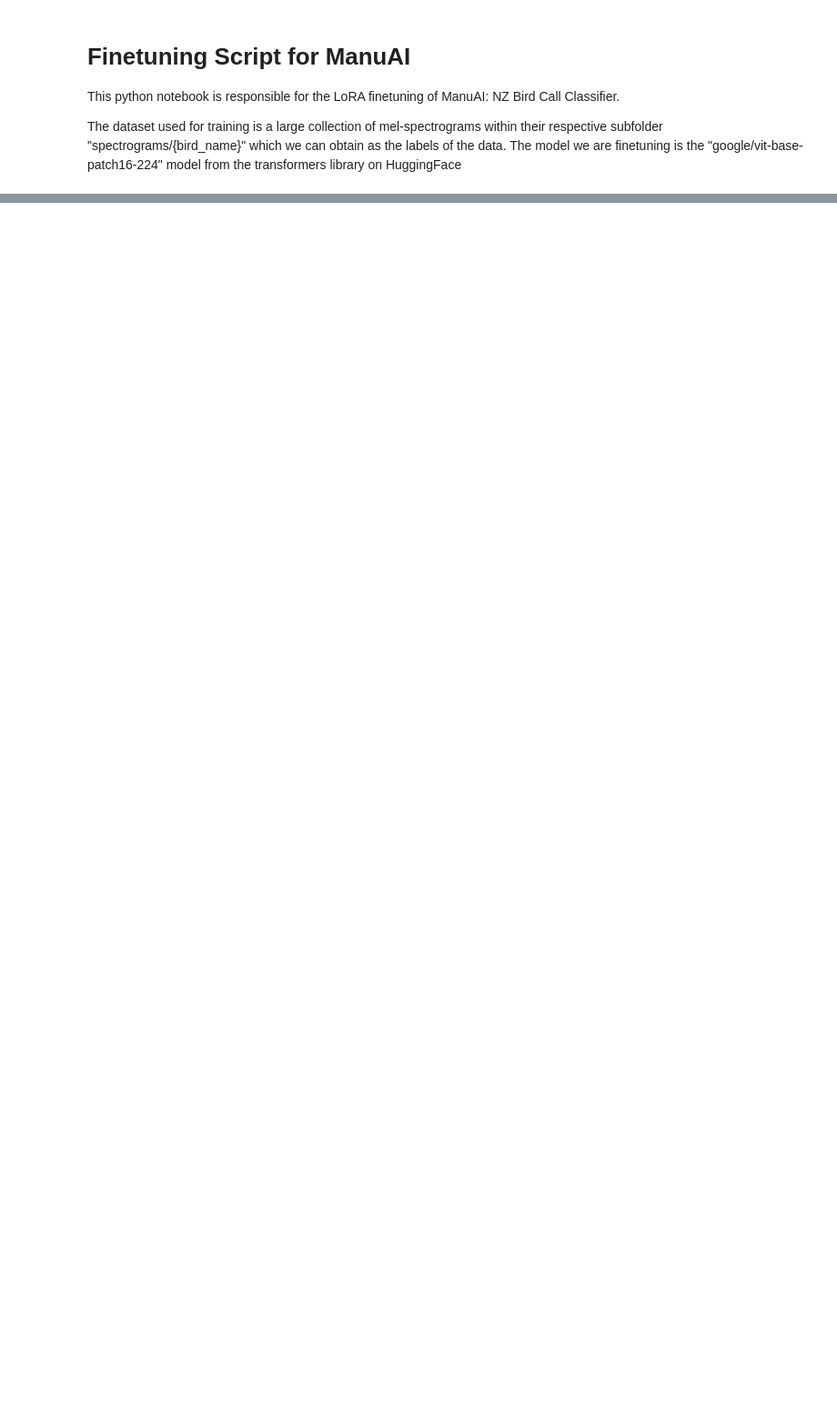
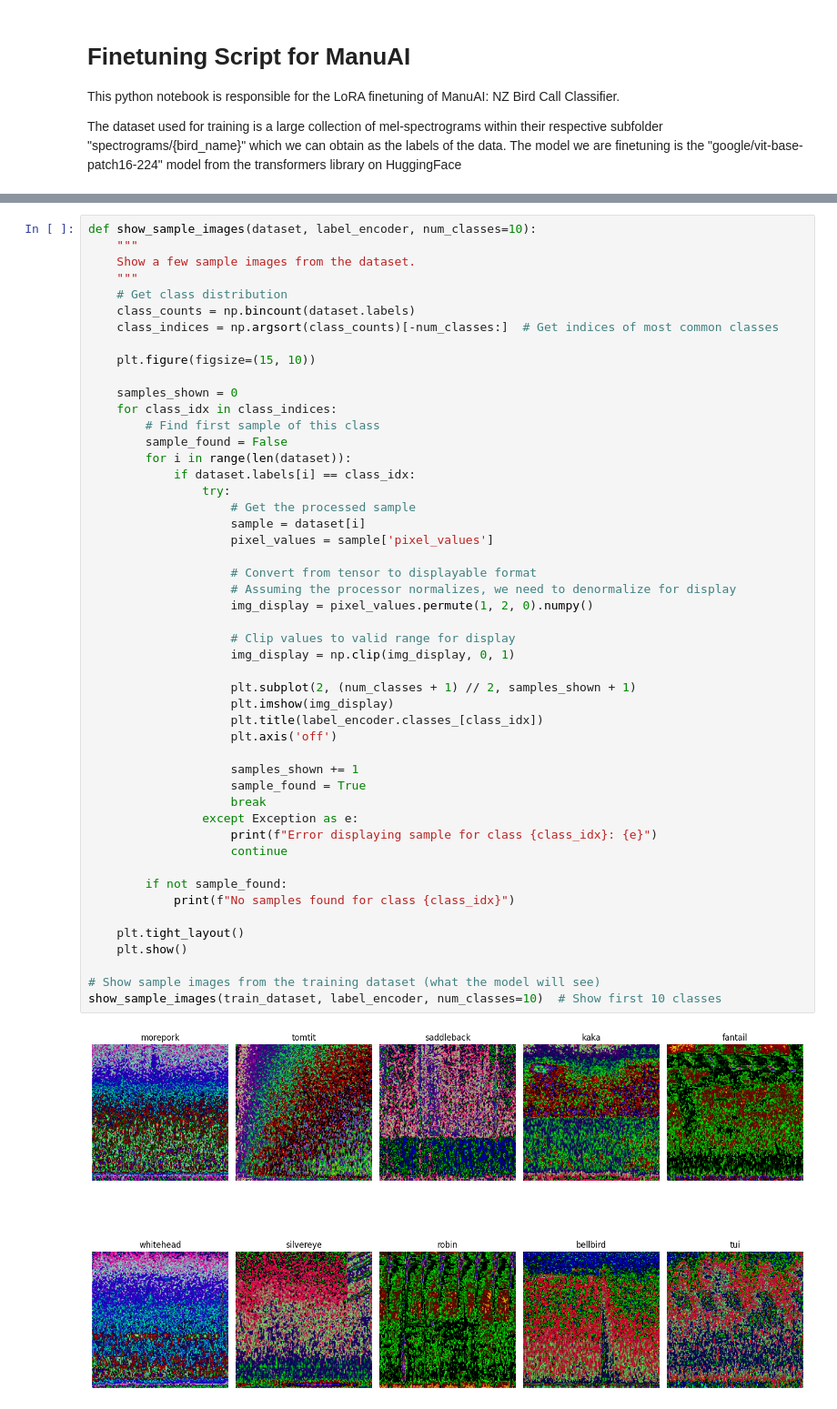
Before and after one commit to harrywillss/ManuAI, a Jupyter notebook: finetune.ipynb, the cells around one changed output, grey strips where cells are left out. Shown at 91% size. Drawn from its saved outputs; the diff is of its cells as text; blank space fills up the shorter version.

```diff
--- a/finetune.ipynb
+++ b/finetune.ipynb
@@ -168,0 +445,51 @@ show_sample_images(train_dataset, num_classes=10)  # Show first 10 classes
+# %%
+def show_sample_images(dataset, label_encoder, num_classes=10):
+    """
+    Show a few sample images from the dataset.
+    """
+    # Get class distribution
+    class_counts = np.bincount(dataset.labels)
+    class_indices = np.argsort(class_counts)[-num_classes:]  # Get indices of most common classes
+
+    plt.figure(figsize=(15, 10))
+
+    samples_shown = 0
+    for class_idx in class_indices:
+        # Find first sample of this class
+        sample_found = False
+        for i in range(len(dataset)):
+            if dataset.labels[i] == class_idx:
+                try:
+                    # Get the processed sample
+                    sample = dataset[i]
+                    pixel_values = sample['pixel_values']
+
+                    # Convert from tensor to displayable format
+                    # Assuming the processor normalizes, we need to denormalize for display
+                    img_display = pixel_values.permute(1, 2, 0).numpy()
+
+                    # Clip values to valid range for display
+                    img_display = np.clip(img_display, 0, 1)
+
+                    plt.subplot(2, (num_classes + 1) // 2, samples_shown + 1)
+                    plt.imshow(img_display)
+                    plt.title(label_encoder.classes_[class_idx])
+                    plt.axis('off')
+
+                    samples_shown += 1
+                    sample_found = True
+                    break
+                except Exception as e:
+                    print(f"Error displaying sample for class {class_idx}: {e}")
+                    continue
+
+        if not sample_found:
+            print(f"No samples found for class {class_idx}")
+
+    plt.tight_layout()
+    plt.show()
+
+# Show sample images from the training dataset (what the model will see)
+show_sample_images(train_dataset, label_encoder, num_classes=10)  # Show first 10 classes
+# %% [output]
+[figure, added]
```
Also changed, not shown: parts of 12 cells of this notebook, 5 other files.
